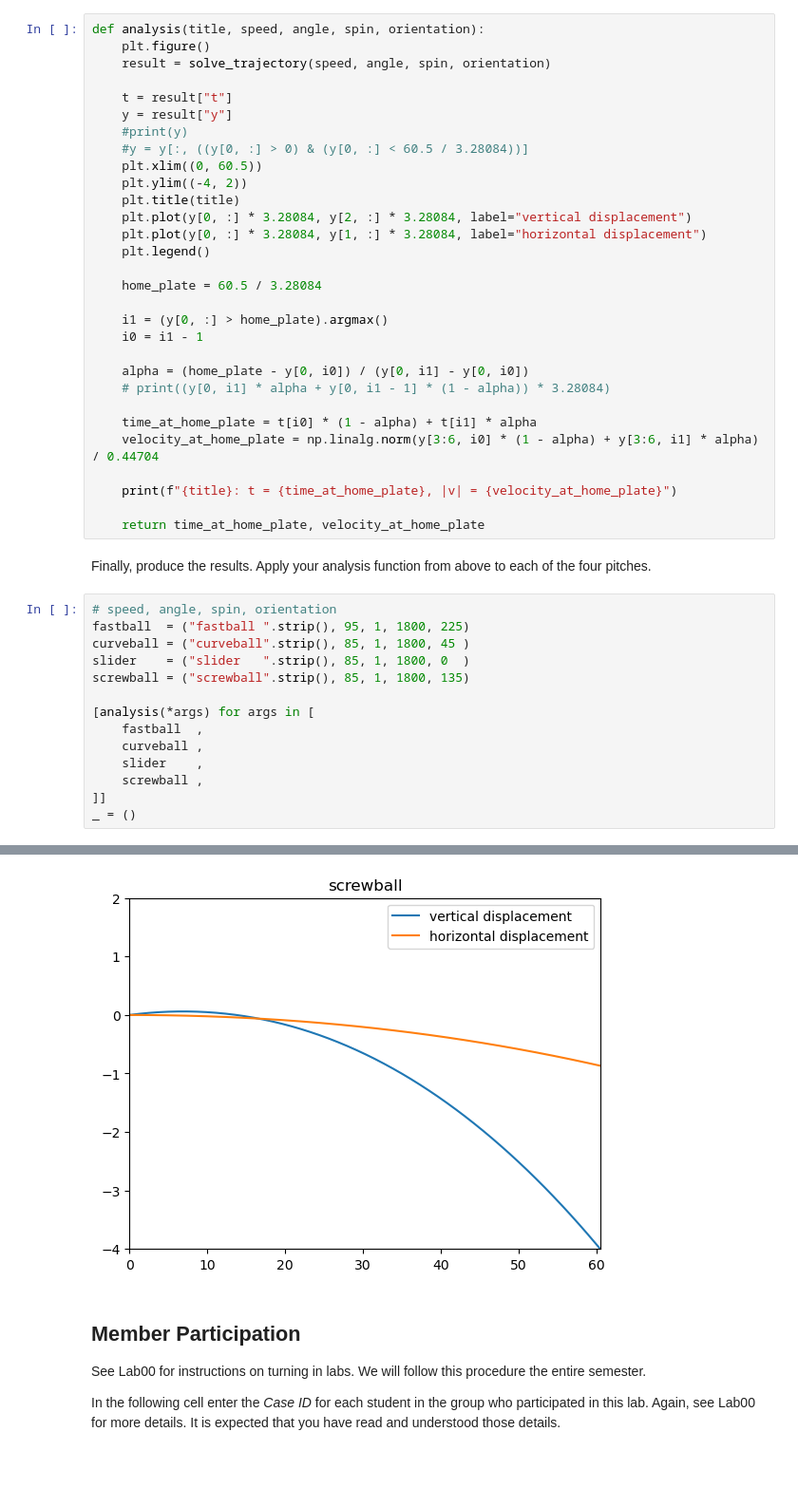
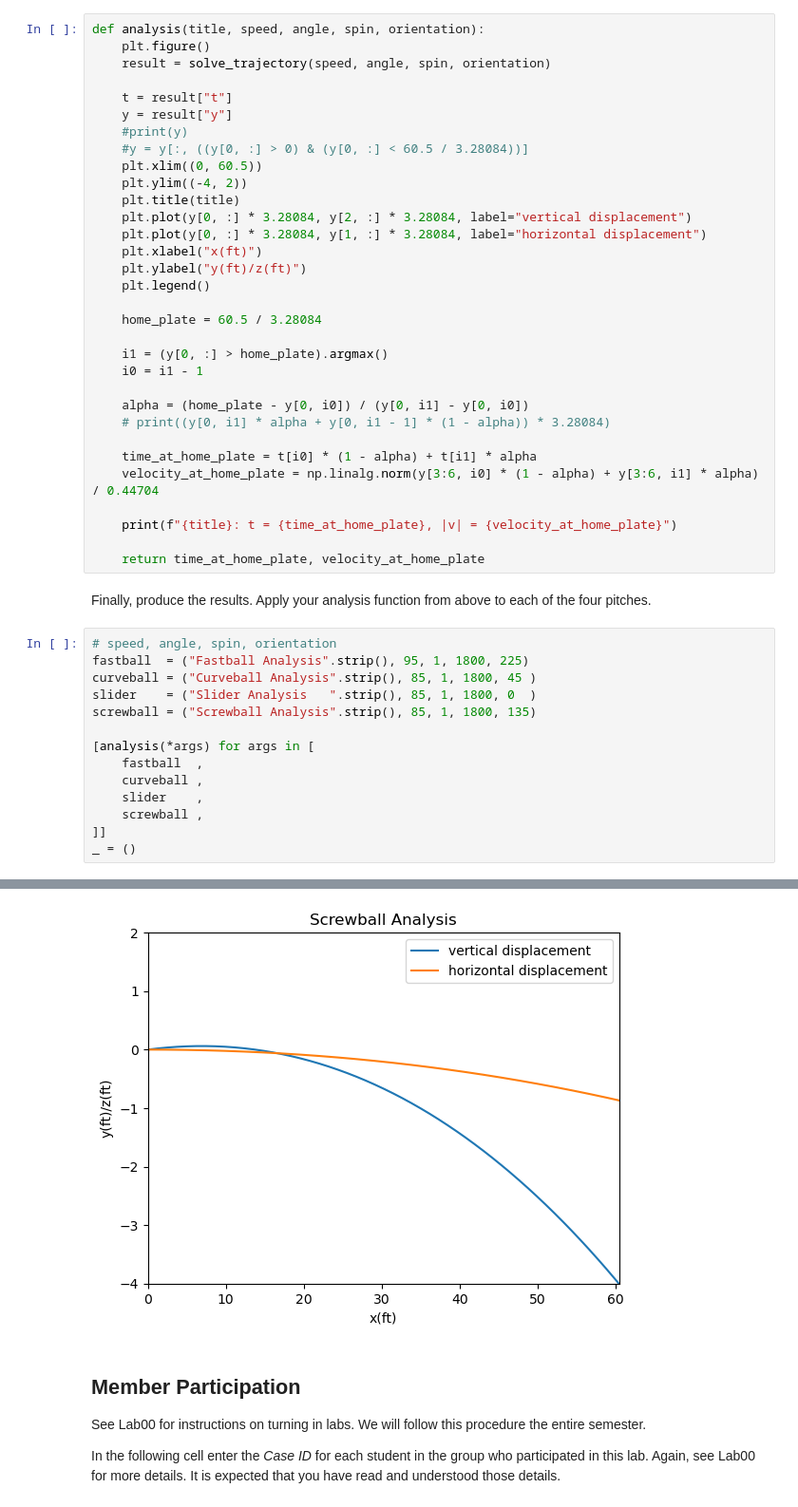
Before and after one commit to SerenaLynas/p250-spring-2026, a Jupyter notebook: labs/Lab05.ipynb, the cells around one changed output, grey strips where cells are left out. Shown at 95% size. Saved outputs shown, nothing was run; the diff lists cells and outputs as text; blank space fills up the shorter version.

```diff
--- a/labs/Lab05.ipynb
+++ b/labs/Lab05.ipynb
@@ -197,6 +197,8 @@ def analysis(title, speed, angle, spin, orientation):
     plt.title(title)
     plt.plot(y[0, :] * 3.28084, y[2, :] * 3.28084, label="vertical displacement")
     plt.plot(y[0, :] * 3.28084, y[1, :] * 3.28084, label="horizontal displacement")
+    plt.xlabel("x(ft)")
+    plt.ylabel("y(ft)/z(ft)")
     plt.legend()
 
     home_plate = 60.5 / 3.28084
@@ -218,10 +220,10 @@ Finally, produce the results.
 Apply your analysis function from above to each of the four pitches.
 # %%
 # speed, angle, spin, orientation
-fastball  = ("fastball ".strip(), 95, 1, 1800, 225)
-curveball = ("curveball".strip(), 85, 1, 1800, 45 )
-slider    = ("slider   ".strip(), 85, 1, 1800, 0  )
-screwball = ("screwball".strip(), 85, 1, 1800, 135)
+fastball  = ("Fastball Analysis".strip(), 95, 1, 1800, 225)
+curveball = ("Curveball Analysis".strip(), 85, 1, 1800, 45 )
+slider    = ("Slider Analysis   ".strip(), 85, 1, 1800, 0  )
+screwball = ("Screwball Analysis".strip(), 85, 1, 1800, 135)
 
 [analysis(*args) for args in [
     fastball  ,
@@ -241,4 +243,4 @@ screwball: t = 0.5153586276721818, |v| = 76.09853488592671
-[figure, old version]
+[figure, new version]
 # %% [markdown]
 ## Member Participation
 
```
Also changed, not shown: parts of 1 cell of this notebook.
